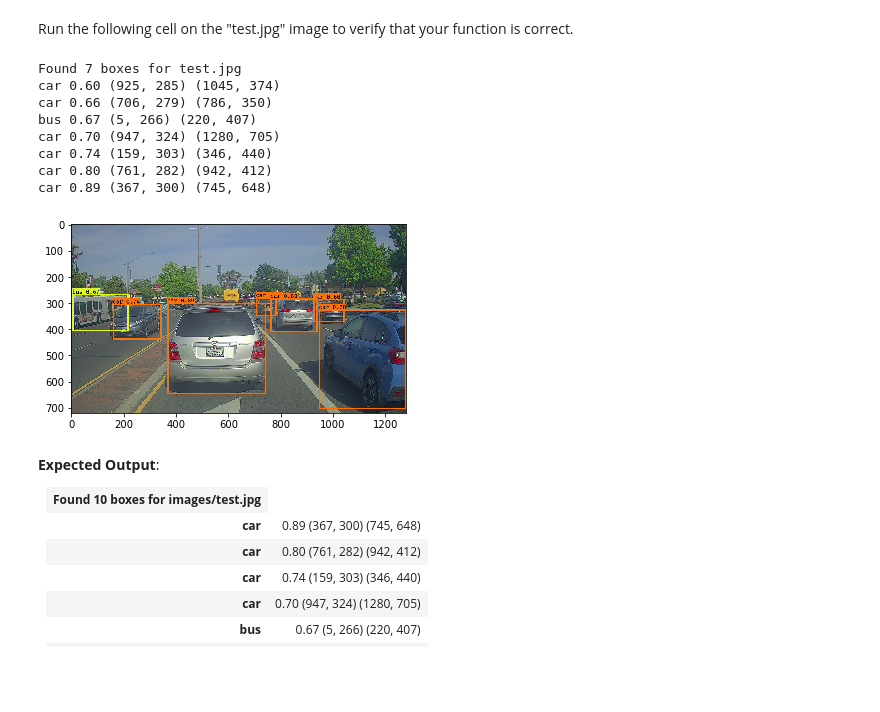
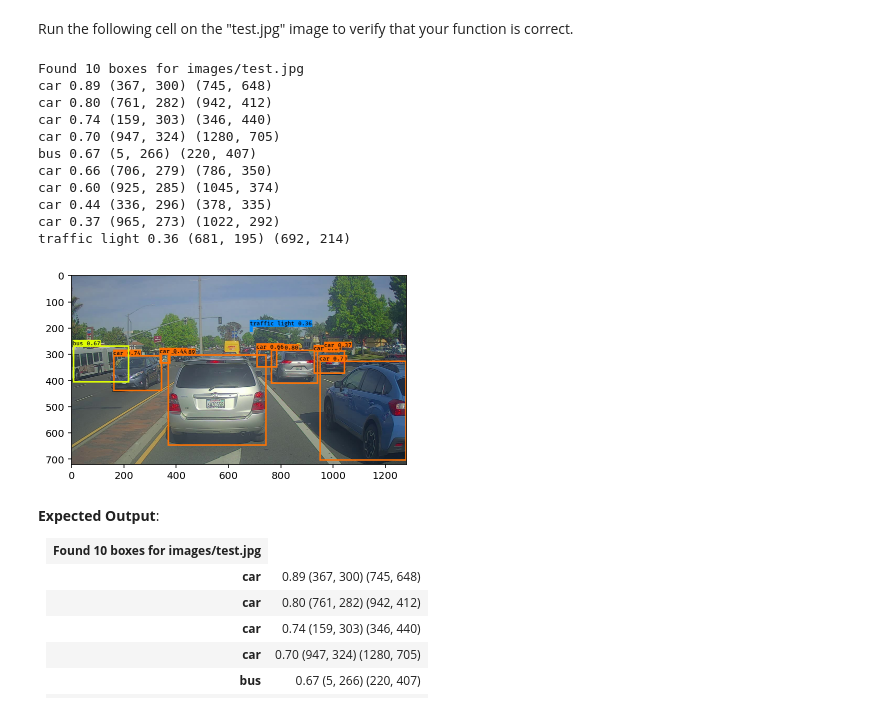
Before and after one commit to oscar-defelice/DeepLearning-lectures, a Jupyter notebook: 12.Car_detection.ipynb, the cells around one changed output. Cells and saved outputs as stored; diff of their text form; code cells hidden in the pictures; blank space fills up the shorter version.

Commit message:
lecture: Modified some function names

```diff
--- a/12.Car_detection.ipynb
+++ b/12.Car_detection.ipynb
@@ -837,13 +838,11 @@ which opens the image file and scales, reshapes and normalizes the image. It ret
     image: a python (PIL) representation of your image used for drawing boxes. You won't need to use it.
     image_data: a numpy-array representing the image. This will be the input to the CNN.
 # %%
-import cv2
 def predict(image_file):
     """
-    Runs the graph stored in "sess" to predict boxes for "image_file". Prints and plots the predictions.
+    Runs the graph to predict boxes for "image_file". Prints and plots the predictions.
 
     Arguments:
-    sess -- your tensorflow/Keras session containing the YOLO graph
     image_file -- name of an image stored in the "images" folder.
 
     Returns:
@@ -857,42 +856,42 @@ def predict(image_file):
     # Preprocess your image
     image, image_data = preprocess_image("images/" + image_file, model_image_size = (608, 608))
 
-    # Run the session with the correct tensors and choose the correct placeholders in the feed_dict.
-    # You'll need to use feed_dict={yolo_model.input: ... , K.learning_phase(): 0})
-    ### START CODE HERE ### (≈ 1 line)
-    out=yolo_model(image_data)
-    yolo_outputs = yolo_head(out, anchors, len(class_names))
-    out_scores, out_boxes, out_classes = yolo_eval(yolo_outputs, image_shape)
-    ### END CODE HERE ###
+    yolo_model_outputs = yolo_model(image_data)
+    yolo_outputs = yolo_head(yolo_model_outputs, anchors, len(class_names))
 
+    out_scores, out_boxes, out_classes = yolo_eval(yolo_outputs, [image.size[1],  image.size[0]], 10, 0.3, 0.5)
 
     # Print predictions info
-    print('Found {} boxes for {}'.format(len(out_boxes), image_file))
+    print('Found {} boxes for {}'.format(len(out_boxes), "images/" + image_file))
     # Generate colors for drawing bounding boxes.
-    colors = generate_colors(class_names)
+    colors = get_colors_for_classes(len(class_names))
     # Draw bounding boxes on the image file
-    draw_boxes(image, out_scores, out_boxes, out_classes, class_names, colors)
+    #draw_boxes2(image, out_scores, out_boxes, out_classes, class_names, colors, image_shape)
+    draw_boxes(image, out_boxes, out_classes, class_names, out_scores)
     # Save the predicted bounding box on the image
-    image.save(os.path.join("out", image_file), quality=90)
+    image.save(os.path.join("out", image_file), quality=100)
     # Display the results in the notebook
-    output_image = cv2.imread(os.path.join("out", image_file))
+    output_image = Image.open(os.path.join("out", image_file))
     imshow(output_image)
 
     return out_scores, out_boxes, out_classes
 # %% [markdown]
 Run the following cell on the "test.jpg" image to verify that your function is correct.
 # %%
-out_scores, out_boxes, out_classes = predict(sess, "test.jpg")
+out_scores, out_boxes, out_classes = predict("test.jpg")
 # %% [output]
-Found 7 boxes for test.jpg
+Found 10 boxes for images/test.jpg
+car 0.89 (367, 300) (745, 648)
+car 0.80 (761, 282) (942, 412)
+car 0.74 (159, 303) (346, 440)
+car 0.70 (947, 324) (1280, 705)
+bus 0.67 (5, 266) (220, 407)
+car 0.66 (706, 279) (786, 350)
 car 0.60 (925, 285) (1045, 374)
-car 0.66 (706, 279) (786, 350)
-bus 0.67 (5, 266) (220, 407)
-car 0.70 (947, 324) (1280, 705)
-car 0.74 (159, 303) (346, 440)
-car 0.80 (761, 282) (942, 412)
-car 0.89 (367, 300) (745, 648)
+car 0.44 (336, 296) (378, 335)
+car 0.37 (965, 273) (1022, 292)
+traffic light 0.36 (681, 195) (692, 214)
-[figure, old version]
+[figure, new version]
 # %% [markdown]
 **Expected Output**:
 
```
Also changed, not shown: parts of 6 cells of this notebook.
